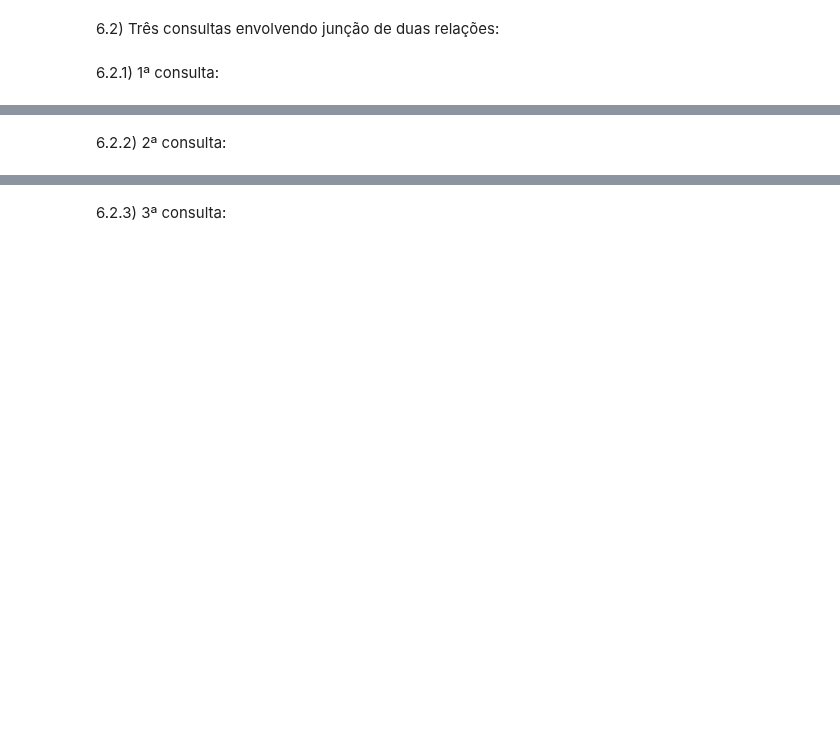
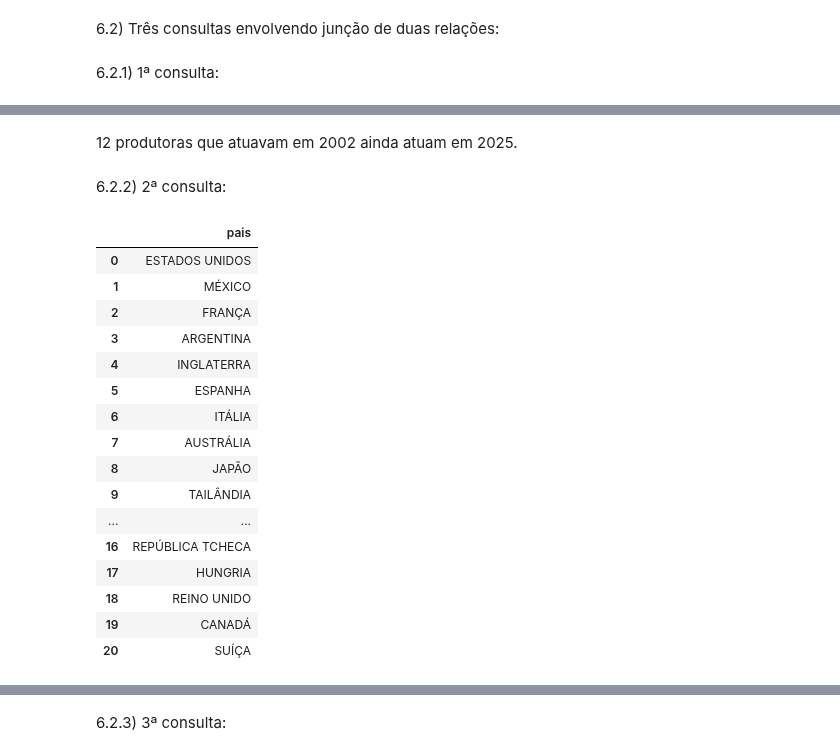
Before and after one commit to MarceleLouiseSAra/TPs-IBD, a Jupyter notebook: TP2.ipynb, the cells around one changed output, grey strips where cells are left out. Saved outputs shown, nothing was run; the diff lists cells and outputs as text; code cells hidden in the pictures; blank space fills up the shorter version.

```diff
--- a/TP2.ipynb
+++ b/TP2.ipynb
@@ -611,2 +642,26 @@ fetch("""
+# %% [markdown]
+12 produtoras que atuavam em 2002 ainda atuam em 2025.
 # %% [markdown]
 6.2.2) 2ª consulta:
+# %%
+fetch("""
+  SELECT DISTINCT o.pais FROM obraEstrangeira2002 AS o INNER JOIN Obra2002 AS s ON o.fkCRT = s.CRT WHERE o.pais != "BRASIL"
+""", conn)
+# %% [output]
+|  | pais |
+| 0 | ESTADOS UNIDOS |
+| 1 | MÉXICO |
+| 2 | FRANÇA |
+| 3 | ARGENTINA |
+| 4 | INGLATERRA |
+| 5 | ESPANHA |
+| 6 | ITÁLIA |
+| 7 | AUSTRÁLIA |
+| 8 | JAPÃO |
+| 9 | TAILÂNDIA |
+| ... | ... |
+| 16 | REPÚBLICA TCHECA |
+| 17 | HUNGRIA |
+| 18 | REINO UNIDO |
+| 19 | CANADÁ |
+| 20 | SUÍÇA |
```
Also changed, not shown: parts of 34 cells of this notebook.
